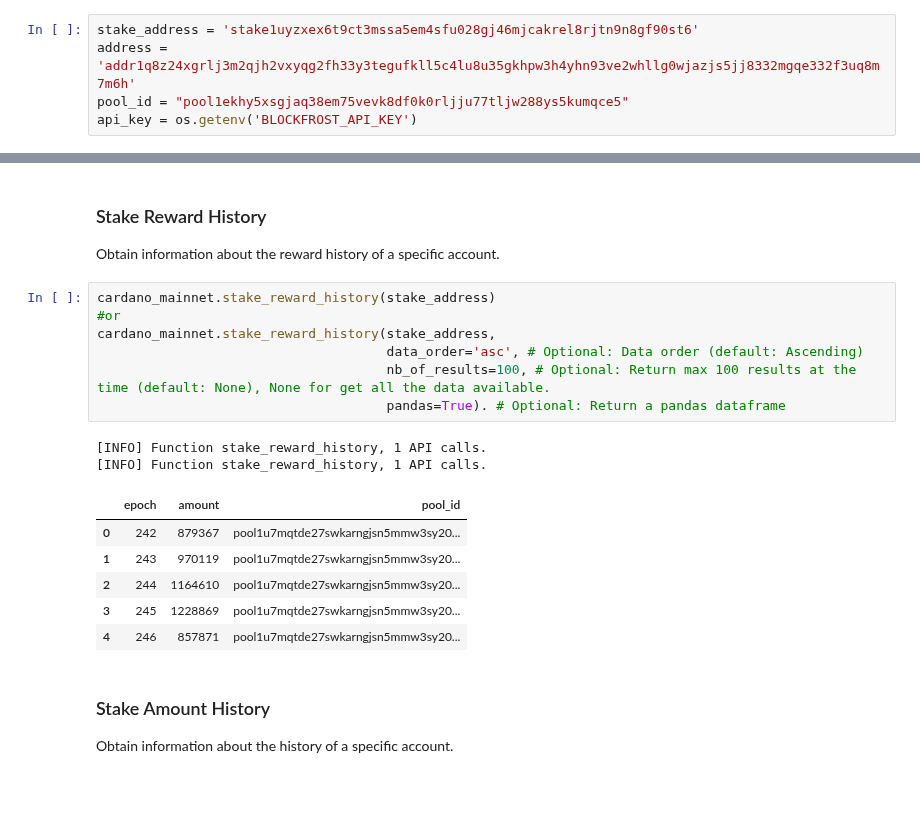
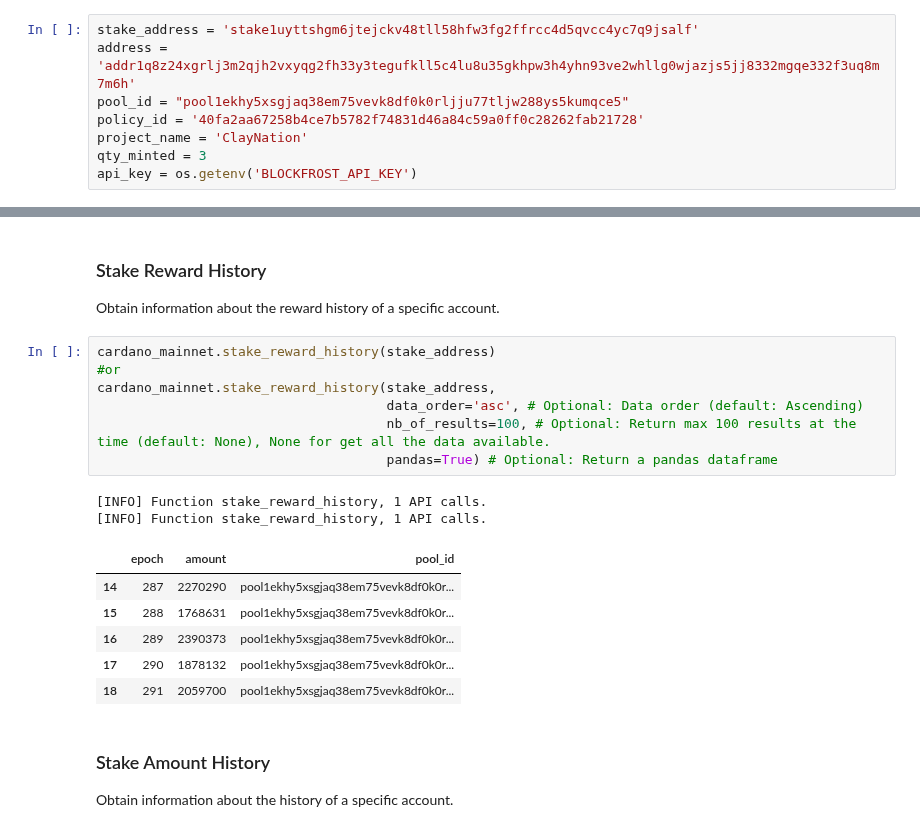
Before and after one commit to attadje/py-cardano-explorer, a Jupyter notebook: readme.ipynb, the cells around one changed output, grey strips where cells are left out. Drawn from its saved outputs; the diff is of its cells as text; blank space fills up the shorter version.

```diff
--- a/readme.ipynb
+++ b/readme.ipynb
@@ -5,9 +5,12 @@ import os
 # %% [output]
 env: BLOCKFROST_API_KEY=iSXrfNxhpPChKCnts2KX9MJ1eQ7exYgb
 # %%
-stake_address = 'stake1uyzxex6t9ct3mssa5em4sfu028gj46mjcakrel8rjtn9n8gf90st6'
+stake_address = 'stake1uyttshgm6jtejckv48tll58hfw3fg2ffrcc4d5qvcc4yc7q9jsalf'
 address = 'addr1q8z24xgrlj3m2qjh2vxyqg2fh33y3tegufkll5c4lu8u35gkhpw3h4yhn93ve2whllg0wjazjs5jj8332mgqe332f3uq8m7m6h'
 pool_id = "pool1ekhy5xsgjaq38em75vevk8df0k0rljju77tljw288ys5kumqce5"
+policy_id = '40fa2aa67258b4ce7b5782f74831d46a84c59a0ff0c28262fab21728'
+project_name = 'ClayNation'
+qty_minted = 3
 api_key = os.getenv('BLOCKFROST_API_KEY')
 # %% [markdown]
 # Python Cardano Explorer
@@ -126,19 +133,19 @@ Obtain information about the reward history of a specific account.
 # %%
 cardano_mainnet.stake_reward_history(stake_address)
 #or
 cardano_mainnet.stake_reward_history(stake_address,
                                      data_order='asc', # Optional: Data order (default: Ascending)
                                      nb_of_results=100, # Optional: Return max 100 results at the time (default: None), None for get all the data available.
-                                     pandas=True). # Optional: Return a pandas dataframe
+                                     pandas=True) # Optional: Return a pandas dataframe
 # %% [output]
 [INFO] Function stake_reward_history, 1 API calls.
 [INFO] Function stake_reward_history, 1 API calls.
 |  | epoch | amount | pool_id |
-| 0 | 242 | 879367 | pool1u7mqtde27swkarngjsn5mmw3sy20... |
-| 1 | 243 | 970119 | pool1u7mqtde27swkarngjsn5mmw3sy20... |
-| 2 | 244 | 1164610 | pool1u7mqtde27swkarngjsn5mmw3sy20... |
-| 3 | 245 | 1228869 | pool1u7mqtde27swkarngjsn5mmw3sy20... |
-| 4 | 246 | 857871 | pool1u7mqtde27swkarngjsn5mmw3sy20... |
+| 14 | 287 | 2270290 | pool1ekhy5xsgjaq38em75vevk8df0k0r... |
+| 15 | 288 | 1768631 | pool1ekhy5xsgjaq38em75vevk8df0k0r... |
+| 16 | 289 | 2390373 | pool1ekhy5xsgjaq38em75vevk8df0k0r... |
+| 17 | 290 | 1878132 | pool1ekhy5xsgjaq38em75vevk8df0k0r... |
+| 18 | 291 | 2059700 | pool1ekhy5xsgjaq38em75vevk8df0k0r... |
 # %% [markdown]
 ### Stake Amount History
 Obtain information about the history of a specific account.
```
Also changed, not shown: parts of 15 cells of this notebook, 4 other files.
